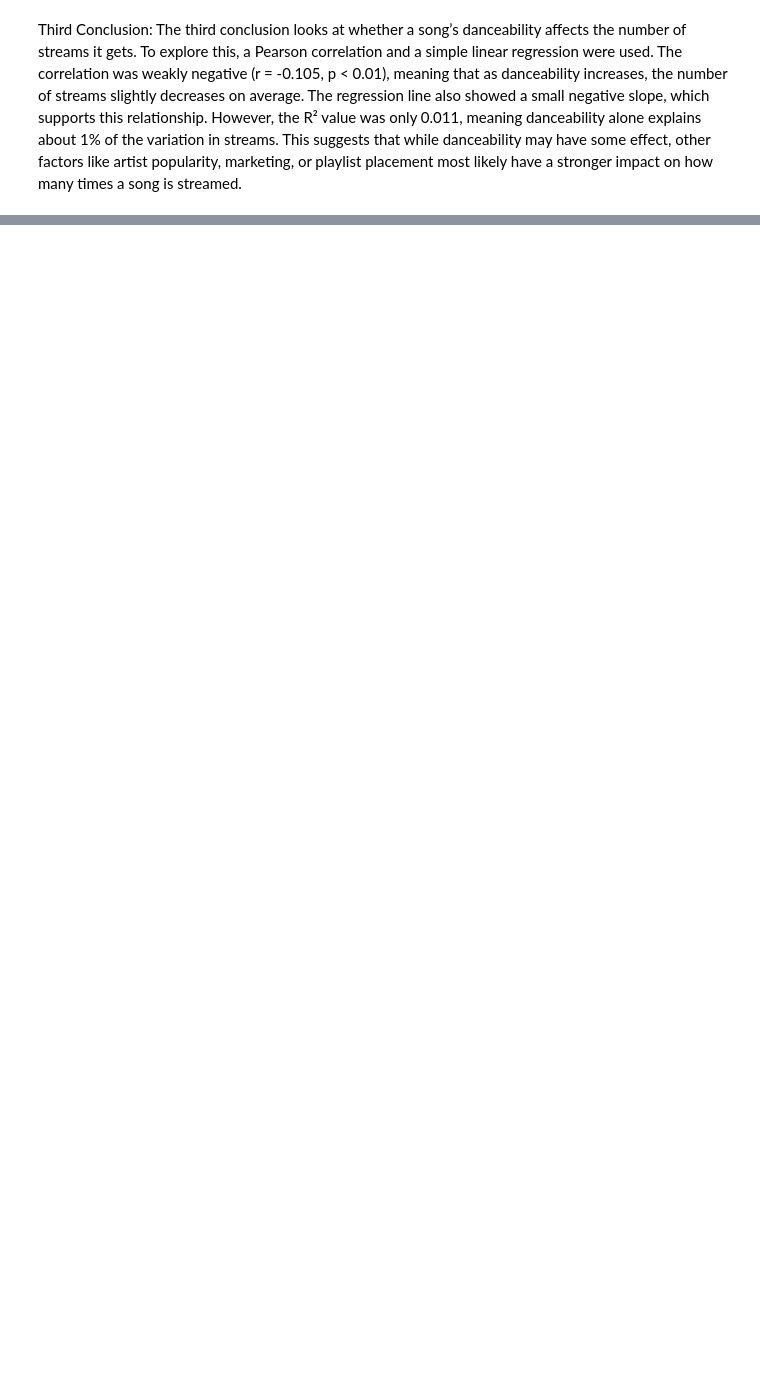
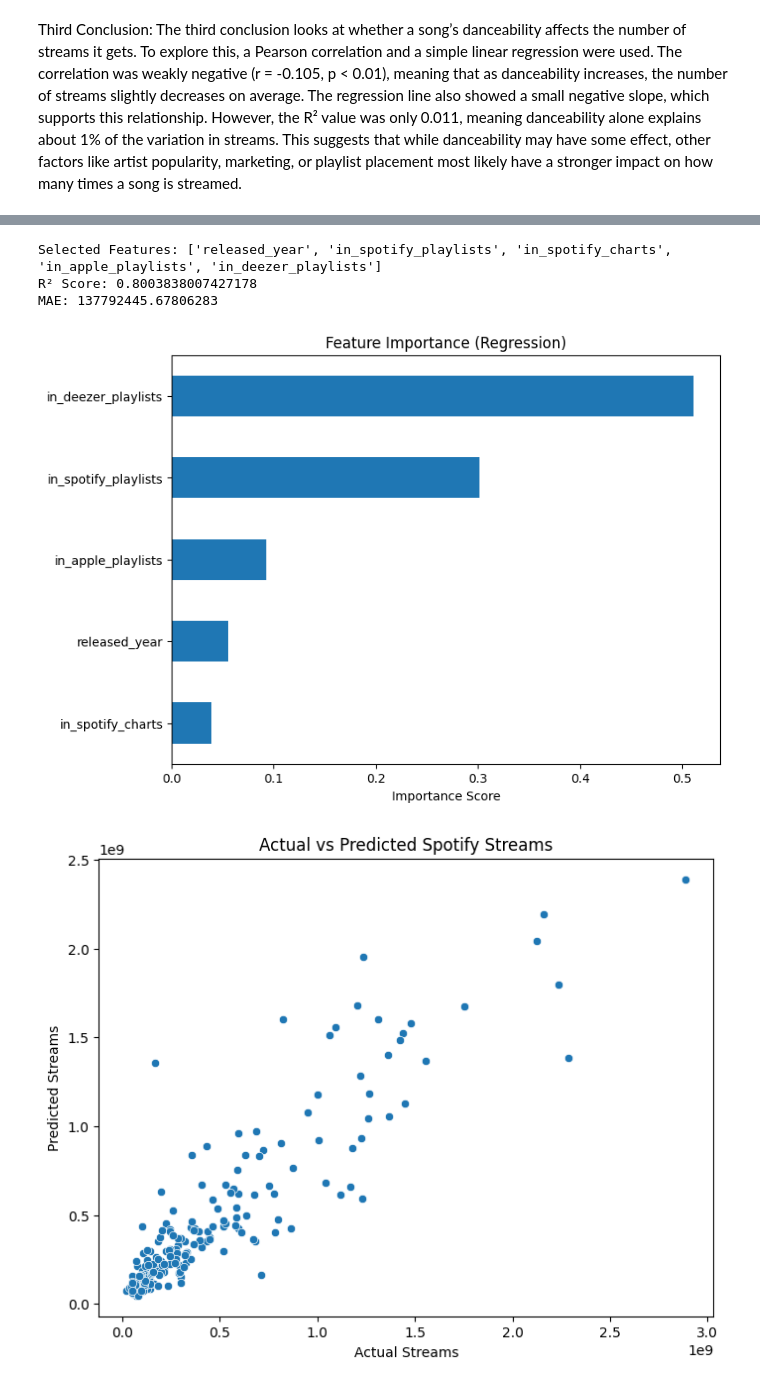
Before and after one commit to JoshuaHildebrand/CMSC320_Project, a Jupyter notebook: project.ipynb, the cells around one changed output, grey strips where cells are left out. Cells and saved outputs as stored; diff of their text form; code cells hidden in the pictures; blank space fills up the shorter version.

Commit message:
random forest added

```diff
--- a/project.ipynb
+++ b/project.ipynb
@@ -455,0 +458,67 @@ fatal: not a git repository (or any of the parent directories): .git
+# %%
+# How accurately can we predict a song’s total Spotify streams using the most predictive audio and playlist features? using a random forest regressor.
+from sklearn.feature_selection import RFECV
+from sklearn.ensemble import RandomForestRegressor
+from sklearn.model_selection import train_test_split, KFold
+from sklearn.metrics import mean_absolute_error, r2_score
+import matplotlib.pyplot as plt
+import seaborn as sns
+import numpy as np
+
+# 🔹 Drop target & non-numeric columns
+df_reg = charts2.copy()
+y = df_reg['streams']
+X = df_reg.drop(['streams'], axis=1)
+
+# Train/Test Split
+X_train, X_test, y_train, y_test = train_test_split(
+    X, y, test_size=0.2, random_state=42)
+
+# Normalize numeric features
+scaler = StandardScaler()
+X_train_scaled = scaler.fit_transform(X_train)
+X_test_scaled = scaler.transform(X_test)
+
+# Feature Selection using Random Forest + Cross Validation
+reg = RandomForestRegressor(n_estimators=300, random_state=42)
+rfecv = RFECV(estimator=reg, step=1, cv=KFold(5), scoring='r2')
+rfecv.fit(X_train_scaled, y_train)
+
+# Best Features
+selected_features = X.columns[rfecv.support_]
+print("Selected Features:", list(selected_features))
+
+# Train model on selected features
+X_train_sel = X_train[selected_features]
+X_test_sel = X_test[selected_features]
+
+rf_model = RandomForestRegressor(n_estimators=300, random_state=42)
+rf_model.fit(X_train_sel, y_train)
+
+# Predictions
+y_pred = rf_model.predict(X_test_sel)
+
+# Evaluation
+print("R² Score:", r2_score(y_test, y_pred))
+print("MAE:", mean_absolute_error(y_test, y_pred))
+
+# Feature Importance
+importances = pd.Series(rf_model.feature_importances_, index=selected_features)
+importances.sort_values().plot(kind='barh', figsize=(8,6))
+plt.title("Feature Importance (Regression)")
+plt.xlabel("Importance Score")
+plt.show()
+
+# Actual vs Predicted Plot
+plt.figure(figsize=(8,6))
+sns.scatterplot(x=y_test, y=y_pred)
+plt.xlabel("Actual Streams")
+plt.ylabel("Predicted Streams")
+plt.title("Actual vs Predicted Spotify Streams")
+plt.show()
+# %% [output]
+Selected Features: ['released_year', 'in_spotify_playlists', 'in_spotify_charts', 'in_apple_playlists', 'in_deezer_playlists']
+R² Score: 0.8003838007427178
+MAE: 137792445.67806283
+[figure, added]
+[figure, added]
```
Also changed, not shown: parts of 12 cells of this notebook.
